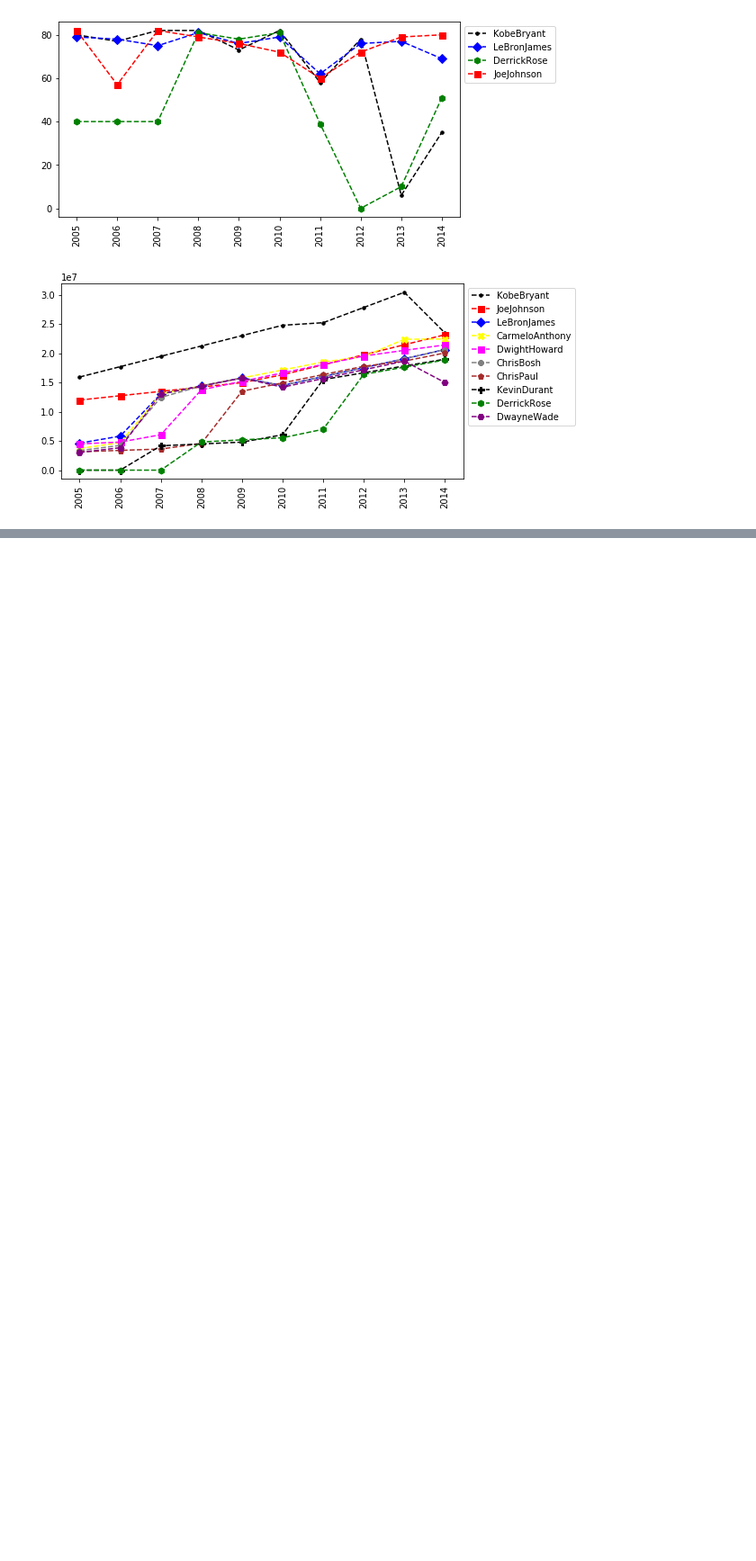
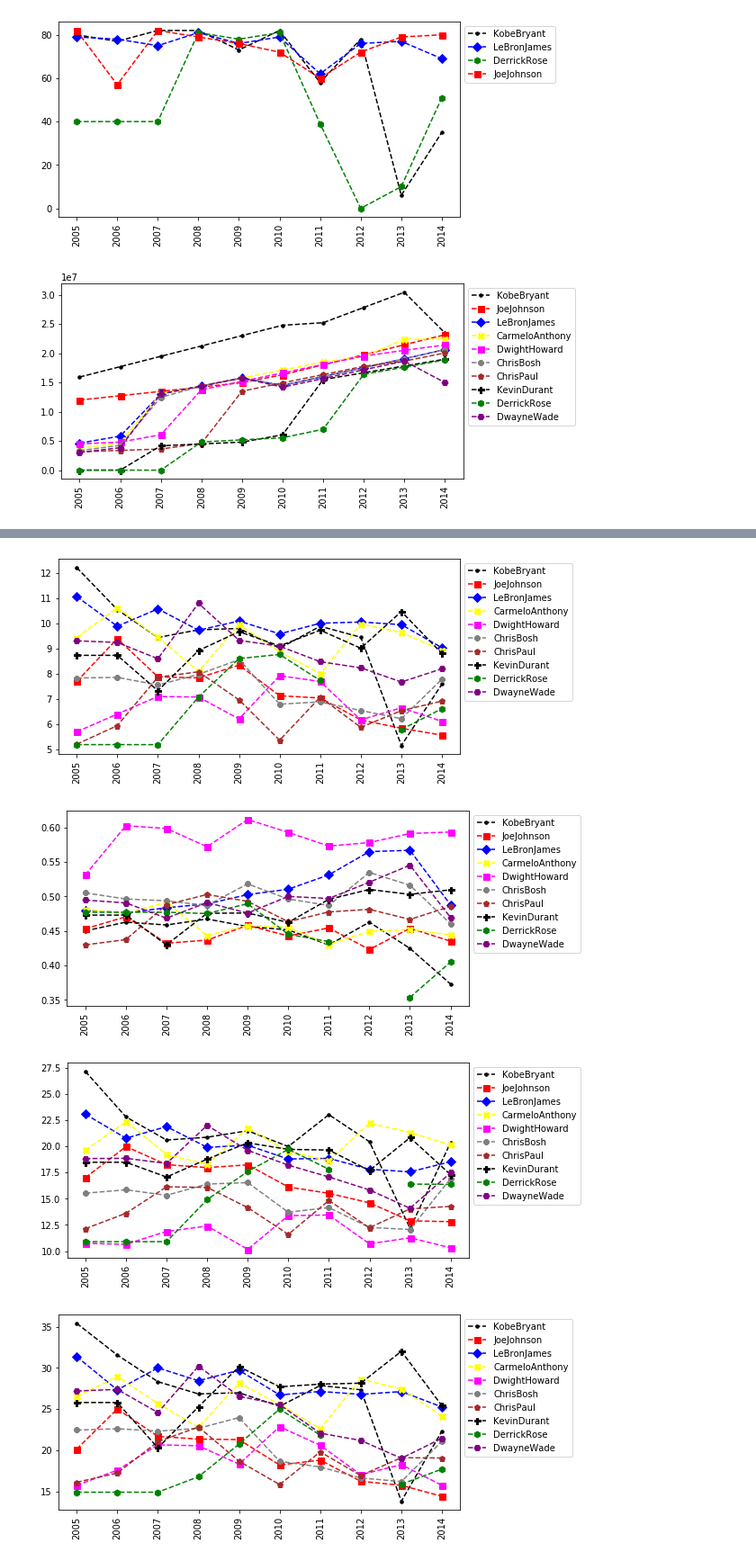
Before and after one commit to rado-radoev/code_mashup, a Jupyter notebook: python/DataSience/A-Z/Visualizations.ipynb, the cells around one changed output, grey strips where cells are left out. Shown at 90% size. Saved outputs shown, nothing was run; the diff lists cells and outputs as text; code cells hidden in the pictures; blank space fills up the shorter version.

```diff
--- a/python/DataSience/A-Z/Visualizations.ipynb
+++ b/python/DataSience/A-Z/Visualizations.ipynb
@@ -243,0 +258,10 @@ myplot(Salary)
+# %%
+myplot(FieldGoals/Games)
+myplot(FieldGoals/FieldGoalAttempts)
+myplot(FieldGoalAttempts/Games)
+myplot(Points/Games)
+# %% [output]
+[figure, added]
+[figure, added]
+[figure, added]
+[figure, added]
```
Also changed, not shown: parts of 5 cells of this notebook.
